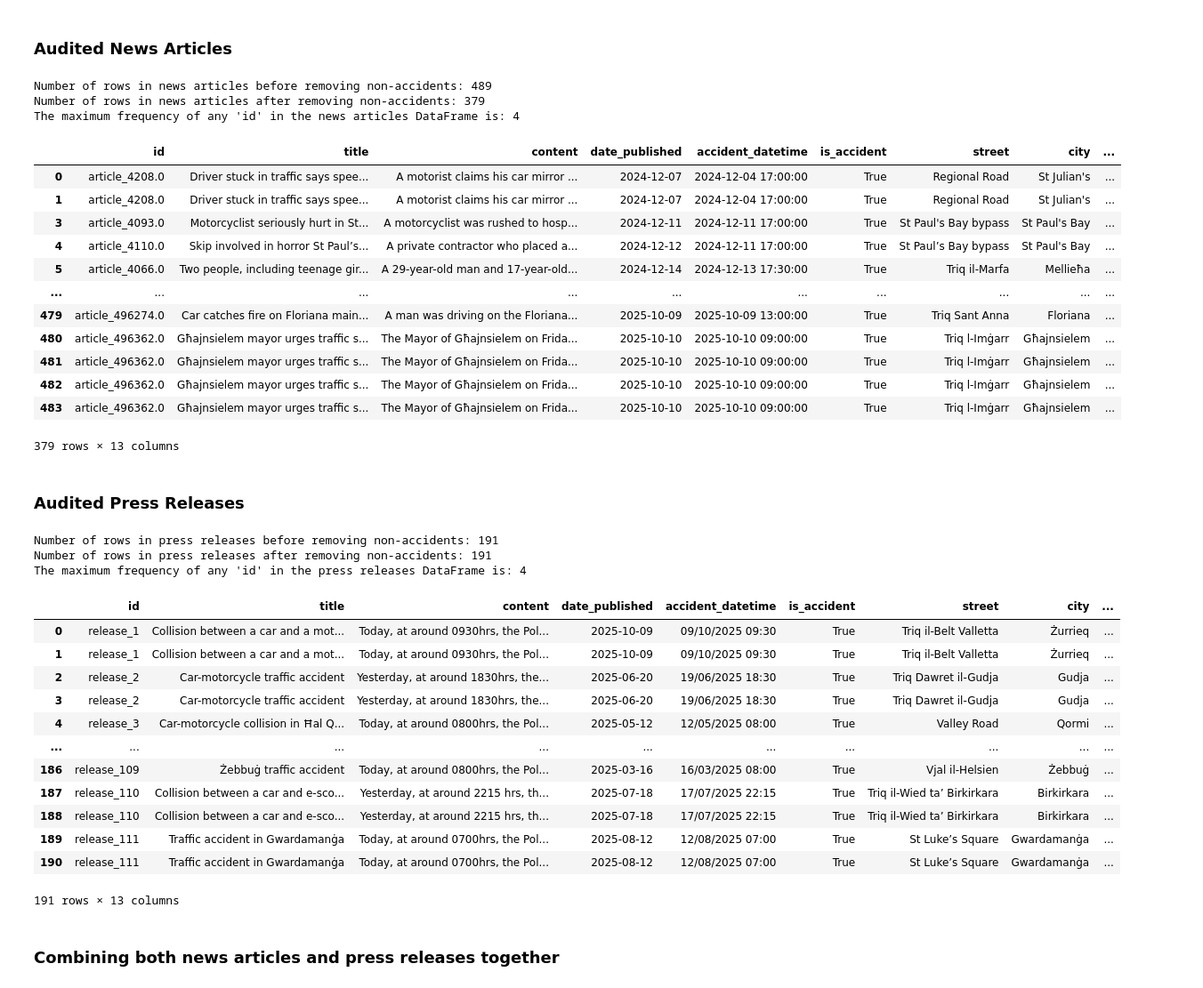
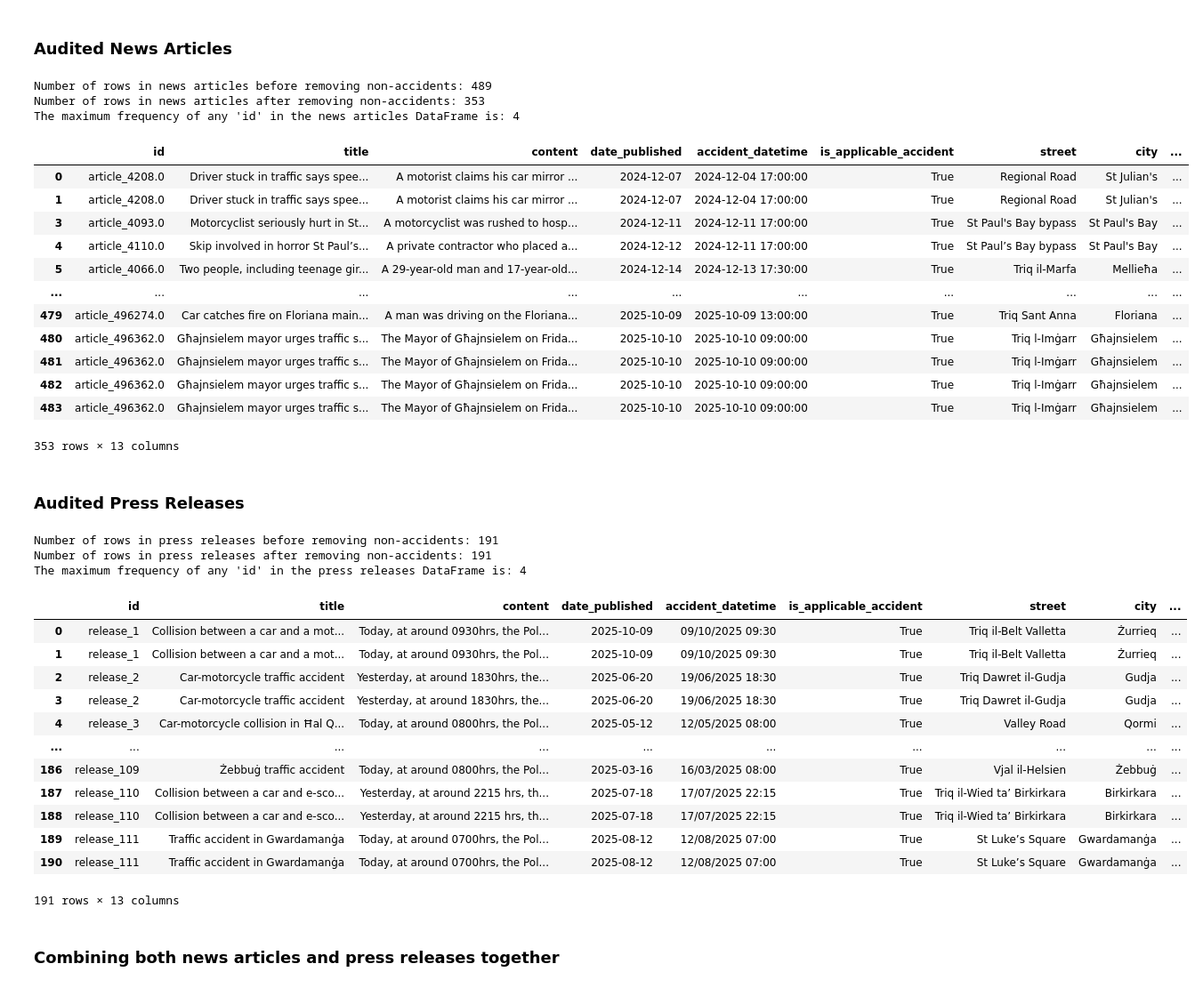
Before and after one commit to michael-vella/ics5110-assignment, a Jupyter notebook: notebooks/final/1_data_preparation.ipynb, the cells around one changed output. Shown: that part at 89% size. Drawn from its saved outputs; the diff is of its cells as text; code cells hidden in the pictures.

```diff
--- a/notebooks/final/1_data_preparation.ipynb
+++ b/notebooks/final/1_data_preparation.ipynb
@@ -1158,7 +1158,7 @@ columns_to_select = [
     "og_content",
     "og_date_published",
     "accident_datetime",
-    "is_accident",
+    "is_applicable_accident",
     "street",
     "city",
     "number_injured",
@@ -1178,27 +1178,27 @@ rename_columns = {
 # %%
 audited_news_articles_csv = f"{audited_data_folder}/news_articles.csv"
 audited_news_articles_df = pd.read_csv(audited_news_articles_csv)
 
 print("Number of rows in news articles before removing non-accidents:", len(audited_news_articles_df))
-audited_news_articles_df = audited_news_articles_df[audited_news_articles_df["is_accident"]]
+audited_news_articles_df = audited_news_articles_df[audited_news_articles_df["is_applicable_accident"]]
 print("Number of rows in news articles after removing non-accidents:", len(audited_news_articles_df))
 
 audited_news_articles_df["id"] = ("article_" + audited_news_articles_df["article_id"].astype(str))
 
 audited_news_articles_df = (
     audited_news_articles_df[columns_to_select]
     .rename(columns=rename_columns)
 )
 
 max_id_frequency_news_articles = audited_news_articles_df["id"].value_counts().max()
 print(f"The maximum frequency of any 'id' in the news articles DataFrame is: {max_id_frequency_news_articles}")
 
 display(audited_news_articles_df)
 # %% [output]
 Number of rows in news articles before removing non-accidents: 489
-Number of rows in news articles after removing non-accidents: 379
+Number of rows in news articles after removing non-accidents: 353
 The maximum frequency of any 'id' in the news articles DataFrame is: 4
-|  | id | title | content | date_published | accident_datetime | is_accident | street | city | ... |
+|  | id | title | content | date_published | accident_datetime | is_applicable_accident | street | city | ... |
 | 0 | article_4208.0 | Driver stuck in traffic says spee... | A motorist claims his car mirror ... | 2024-12-07 | 2024-12-04 17:00:00 | True | Regional Road | St Julian's | ... |
 | 1 | article_4208.0 | Driver stuck in traffic says spee... | A motorist claims his car mirror ... | 2024-12-07 | 2024-12-04 17:00:00 | True | Regional Road | St Julian's | ... |
 | 3 | article_4093.0 | Motorcyclist seriously hurt in St... | A motorcyclist was rushed to hosp... | 2024-12-11 | 2024-12-11 17:00:00 | True | St Paul's Bay bypass | St Paul's Bay | ... |
@@ -1210,7 +1210,7 @@ The maximum frequency of any 'id' in the news articles DataFrame is: 4
 | 481 | article_496362.0 | Għajnsielem mayor urges traffic s... | The Mayor of Għajnsielem on Frida... | 2025-10-10 | 2025-10-10 09:00:00 | True | Triq l-Imġarr | Għajnsielem | ... |
 | 482 | article_496362.0 | Għajnsielem mayor urges traffic s... | The Mayor of Għajnsielem on Frida... | 2025-10-10 | 2025-10-10 09:00:00 | True | Triq l-Imġarr | Għajnsielem | ... |
 | 483 | article_496362.0 | Għajnsielem mayor urges traffic s... | The Mayor of Għajnsielem on Frida... | 2025-10-10 | 2025-10-10 09:00:00 | True | Triq l-Imġarr | Għajnsielem | ... |
-379 rows × 13 columns
+353 rows × 13 columns
 # %% [markdown]
 ### Audited Press Releases
 # %%
@@ -1218,7 +1218,7 @@ audited_press_releases_csv = f"{audited_data_folder}/press_releases.csv"
 audited_press_releases_df = pd.read_csv(audited_press_releases_csv)
 
 print("Number of rows in press releases before removing non-accidents:", len(audited_press_releases_df))
-audited_press_releases_df = audited_press_releases_df[audited_press_releases_df["is_accident"]]
+audited_press_releases_df = audited_press_releases_df[audited_press_releases_df["is_applicable_accident"]]
 print("Number of rows in press releases after removing non-accidents:", len(audited_press_releases_df))
 
 audited_press_releases_df["id"] = ("release_" + audited_press_releases_df["release_id"].astype(str))
@@ -1236,7 +1236,7 @@ display(audited_press_releases_df)
 Number of rows in press releases before removing non-accidents: 191
 Number of rows in press releases after removing non-accidents: 191
 The maximum frequency of any 'id' in the press releases DataFrame is: 4
-|  | id | title | content | date_published | accident_datetime | is_accident | street | city | ... |
+|  | id | title | content | date_published | accident_datetime | is_applicable_accident | street | city | ... |
 | 0 | release_1 | Collision between a car and a mot... | Today, at around 0930hrs, the Pol... | 2025-10-09 | 09/10/2025 09:30 | True | Triq il-Belt Valletta | Żurrieq | ... |
 | 1 | release_1 | Collision between a car and a mot... | Today, at around 0930hrs, the Pol... | 2025-10-09 | 09/10/2025 09:30 | True | Triq il-Belt Valletta | Żurrieq | ... |
 | 2 | release_2 | Car-motorcycle traffic accident | Yesterday, at around 1830hrs, the... | 2025-06-20 | 19/06/2025 18:30 | True | Triq Dawret il-Gudja | Gudja | ... |
```
Also changed, not shown: parts of 14 cells of this notebook, 7 other files.
